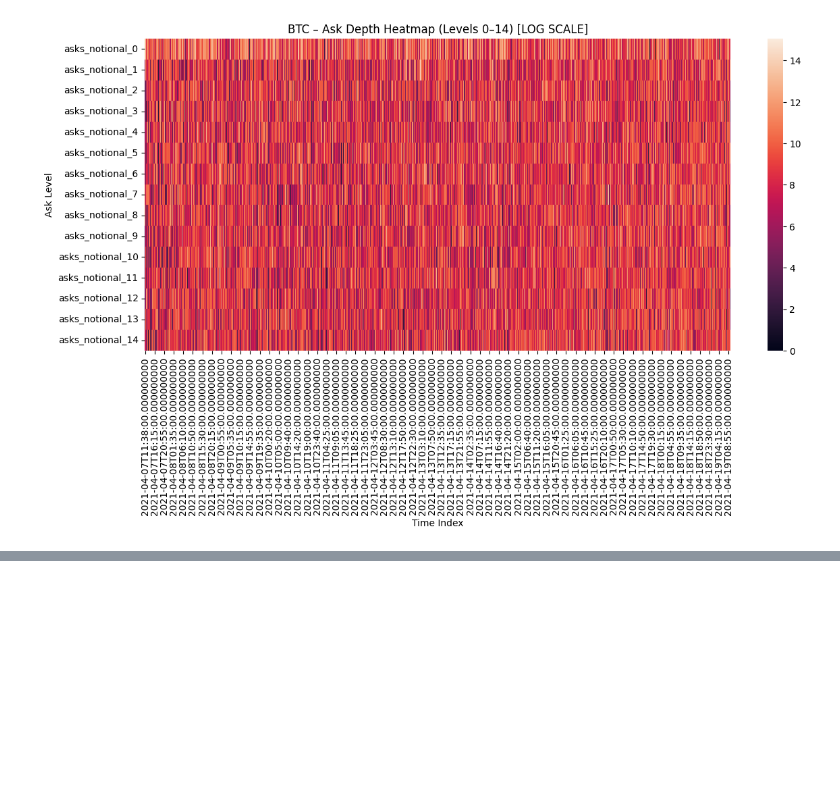
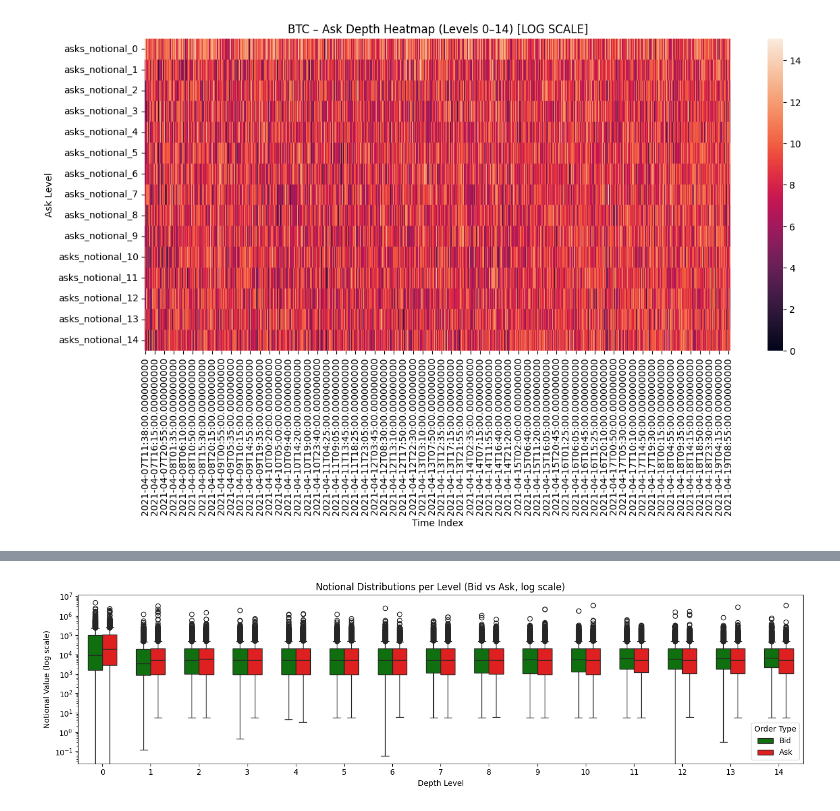
Before and after one commit to vitalii-novikov/Graph_Neural_Network_for_Market_Microstructure, a Jupyter notebook: EDA_BTC_5min.ipynb, the cells around one changed output, grey strips where cells are left out. Cells and saved outputs as stored; diff of their text form; code cells hidden in the pictures; blank space fills up the shorter version.

```diff
--- a/EDA_BTC_5min.ipynb
+++ b/EDA_BTC_5min.ipynb
@@ -459,0 +511,32 @@ plt.show()
+# %%
+levels = range(15)
+data = []
+
+for i in levels:
+    data.append(pd.DataFrame({
+        'Level': [i] * len(btc) * 2,
+        'Type': ['Bid'] * len(btc) + ['Ask'] * len(btc),
+        'Value': pd.concat([btc[f'bids_notional_{i}'], btc[f'asks_notional_{i}']], ignore_index=True)
+    }))
+
+df_box_all = pd.concat(data, ignore_index=True)
+
+plt.figure(figsize=(14, 4))
+sns.boxplot(
+    data=df_box_all,
+    x='Level',
+    y='Value',
+    hue='Type',
+    palette={'Bid': 'green', 'Ask': 'red'},
+    width=0.6
+)
+
+plt.yscale('log')  # Option 2: scale axis
+plt.title('Notional Distributions per Level (Bid vs Ask, log scale)')
+plt.xlabel('Depth Level')
+plt.ylabel('Notional Value (log scale)')
+plt.legend(title='Order Type')
+plt.tight_layout()
+plt.show()
+# %% [output]
+[figure, added]
```
Also changed, not shown: parts of 13 cells of this notebook.
